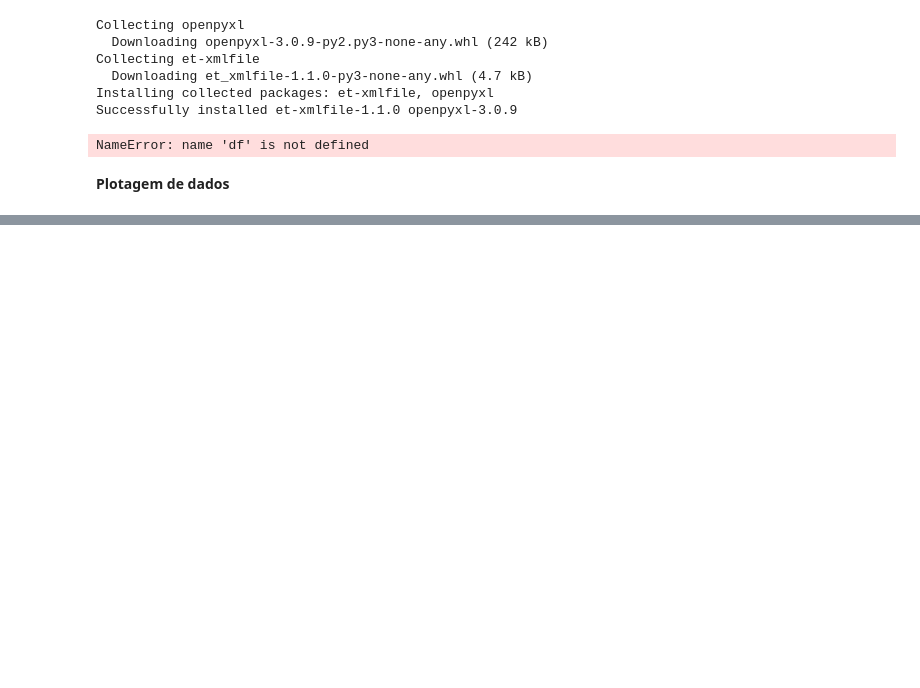
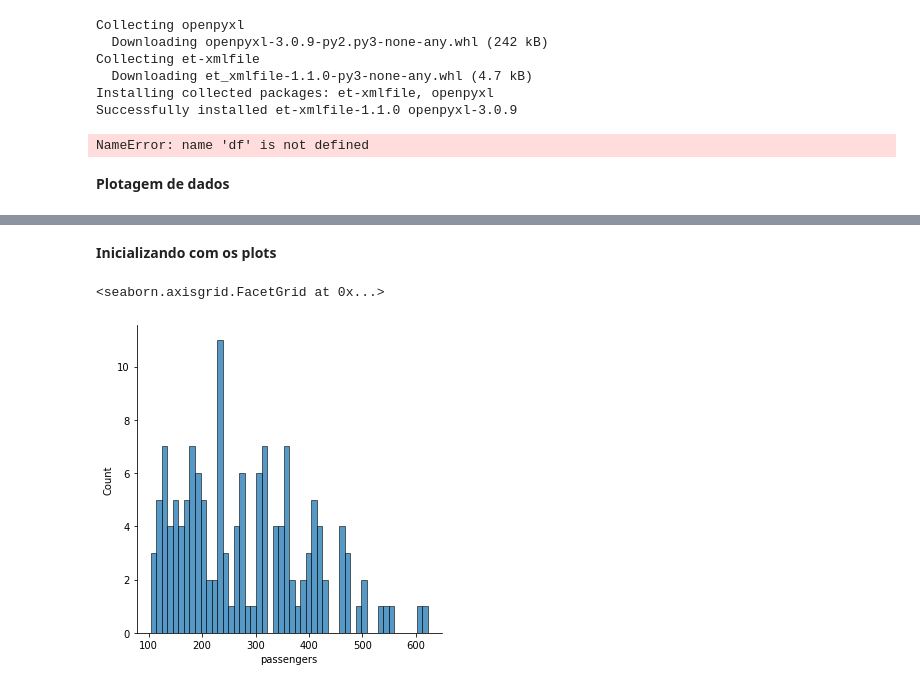
Before and after one commit to heliogald/Projeto-Python-Data-Science-and-Machine-Learning, a Jupyter notebook: jupyter/Untitled.ipynb, the cells around one changed output, grey strips where cells are left out. Drawn from its saved outputs; the diff is of its cells as text; code cells hidden in the pictures; blank space fills up the shorter version.

```diff
--- a/jupyter/Untitled.ipynb
+++ b/jupyter/Untitled.ipynb
@@ -510,0 +586,3 @@ NameError: name 'df' is not defined
+# %%
+df = pd.read_csv("flights.csv",sep=",")
+df.head()
@@ -510,0 +621,7 @@ NameError: name 'df' is not defined
+# %% [markdown]
+**Inicializando com os plots**
+# %%
+sns.displot(df['passengers'],bins=50)
+# %% [output]
+<seaborn.axisgrid.FacetGrid at 0x...>
+[figure, added]
```
Also changed, not shown: parts of 22 cells of this notebook, 10 other files.
